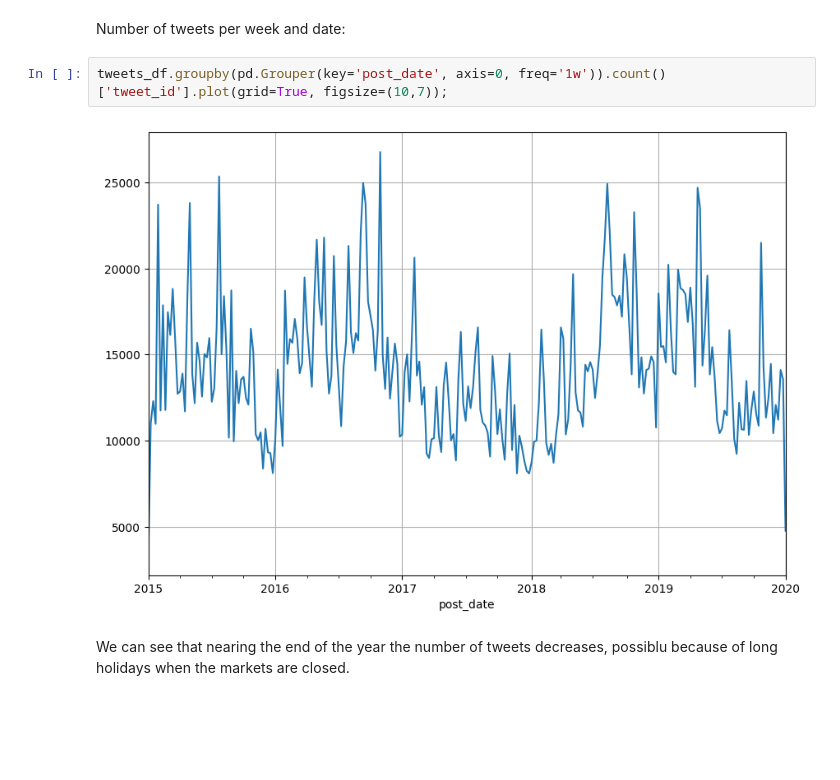
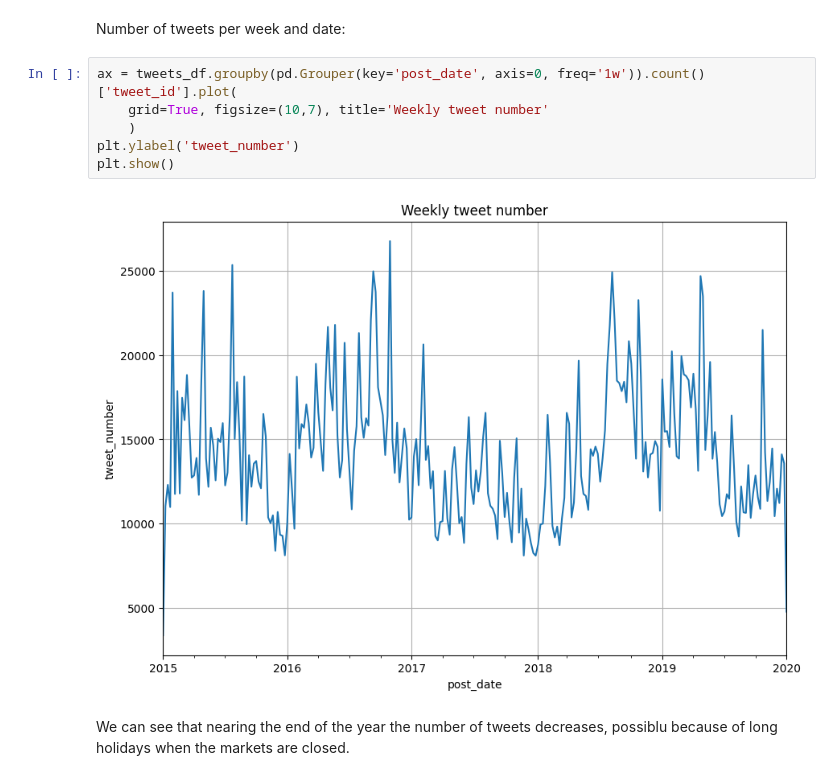
Before and after one commit to iandroid1812/HSE_Masters, a Jupyter notebook: main.ipynb, the cells around one changed output. Saved outputs shown, nothing was run; the diff lists cells and outputs as text; blank space fills up the shorter version.

```diff
--- a/main.ipynb
+++ b/main.ipynb
@@ -141,9 +141,13 @@ sum(tweets_df.writer.value_counts() == 1) # tweeted only once
 # %% [markdown]
 Number of tweets per week and date:
 # %%
-tweets_df.groupby(pd.Grouper(key='post_date', axis=0, freq='1w')).count()['tweet_id'].plot(grid=True, figsize=(10,7));
+ax = tweets_df.groupby(pd.Grouper(key='post_date', axis=0, freq='1w')).count()['tweet_id'].plot(
+    grid=True, figsize=(10,7), title='Weekly tweet number'
+    )
+plt.ylabel('tweet_number')
+plt.show()
 # %% [output]
-[figure, old version]
+[figure, new version]
 # %% [markdown]
 We can see that nearing the end of the year the number of tweets decreases, possiblu because of long holidays when the markets are closed.
 # %% [markdown]
```
Also changed, not shown: parts of 27 cells of this notebook, 50 other files.
